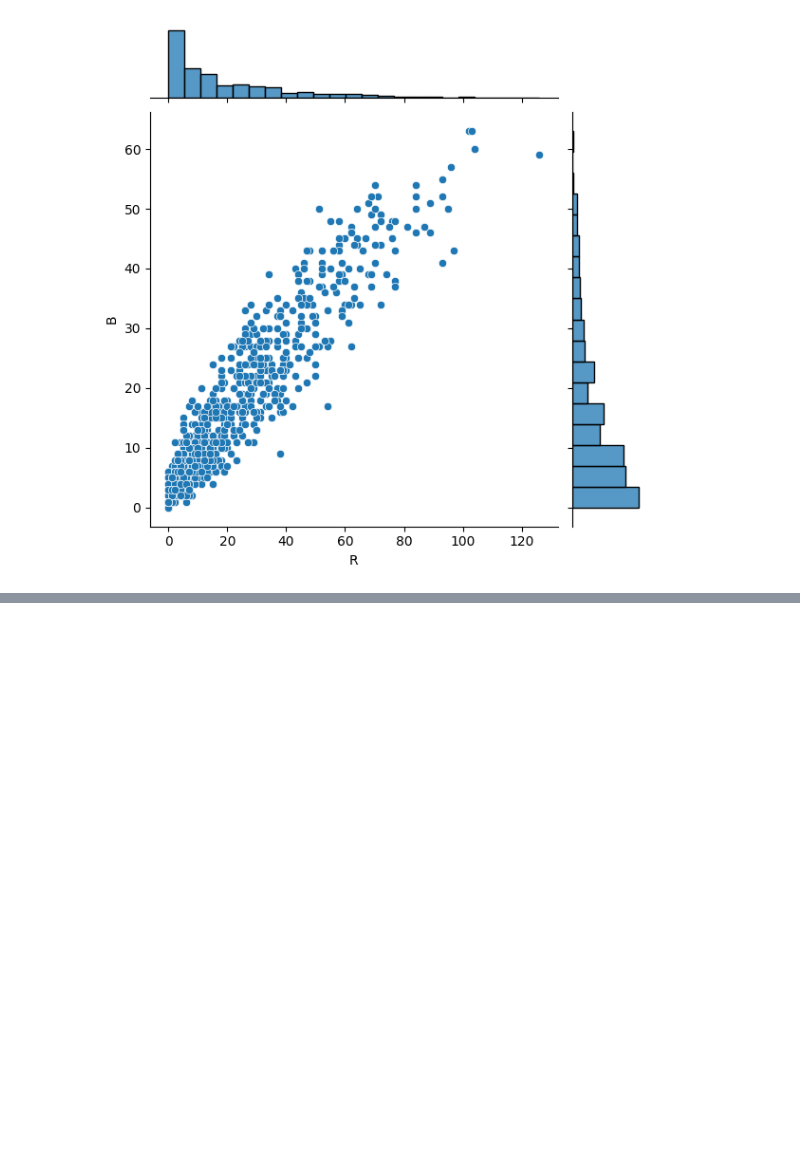
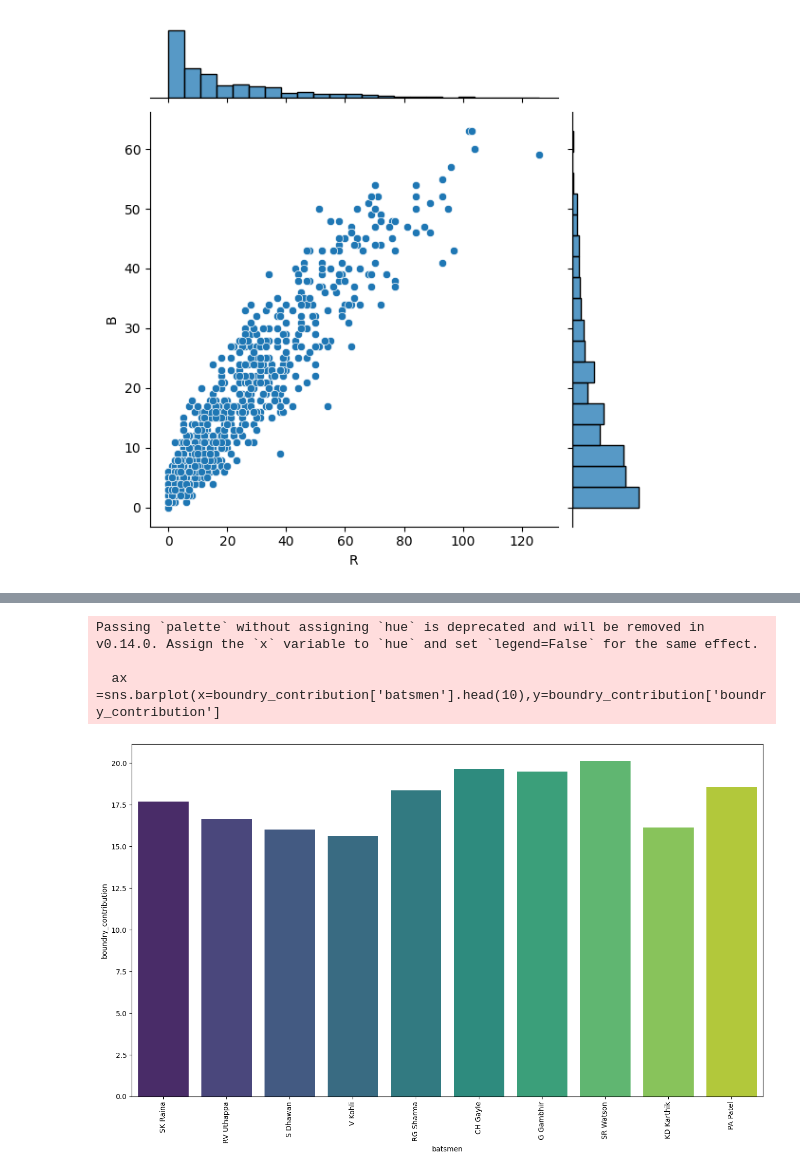
Before and after one commit to saurabh5930/IPL-data-analysis, a Jupyter notebook: IPL data analysis .ipynb, the cells around one changed output, grey strips where cells are left out. Saved outputs shown, nothing was run; the diff lists cells and outputs as text; code cells hidden in the pictures; blank space fills up the shorter version.

```diff
--- a/IPL data analysis .ipynb
+++ b/IPL data analysis .ipynb
@@ -418,0 +433,6 @@ sns.jointplot(x='R',y='B',data=df)
+# %%
+boundry_contribution=batting_df['boundry_contribution'].groupby(batting_df['batsmen']).sum()
+# %%
+boundry_contribution=boundry_contribution.reset_index()
+# %%
+boundry_contribution.sort_values(['boundry_contribution'],axis=0,ascending=False,inplace=True)
@@ -418,0 +453,16 @@ sns.jointplot(x='R',y='B',data=df)
+# %%
+
+fig=plt.figure(figsize=(16,9))
+
+ax =sns.barplot(x=boundry_contribution['batsmen'].head(10),y=boundry_contribution['boundry_contribution']
+                ,palette ="viridis")
+
+
+ax.set_xticklabels(boundry_contribution['batsmen'].head(10),rotation=90)
+
+plt.show()
+# %% [output]
+Passing `palette` without assigning `hue` is deprecated and will be removed in v0.14.0. Assign the `x` variable to `hue` and set `legend=False` for the same effect.
+
+  ax =sns.barplot(x=boundry_contribution['batsmen'].head(10),y=boundry_contribution['boundry_contribution']
+[figure, added]
```
Also changed, not shown: parts of 4 cells of this notebook, 1 other file.
